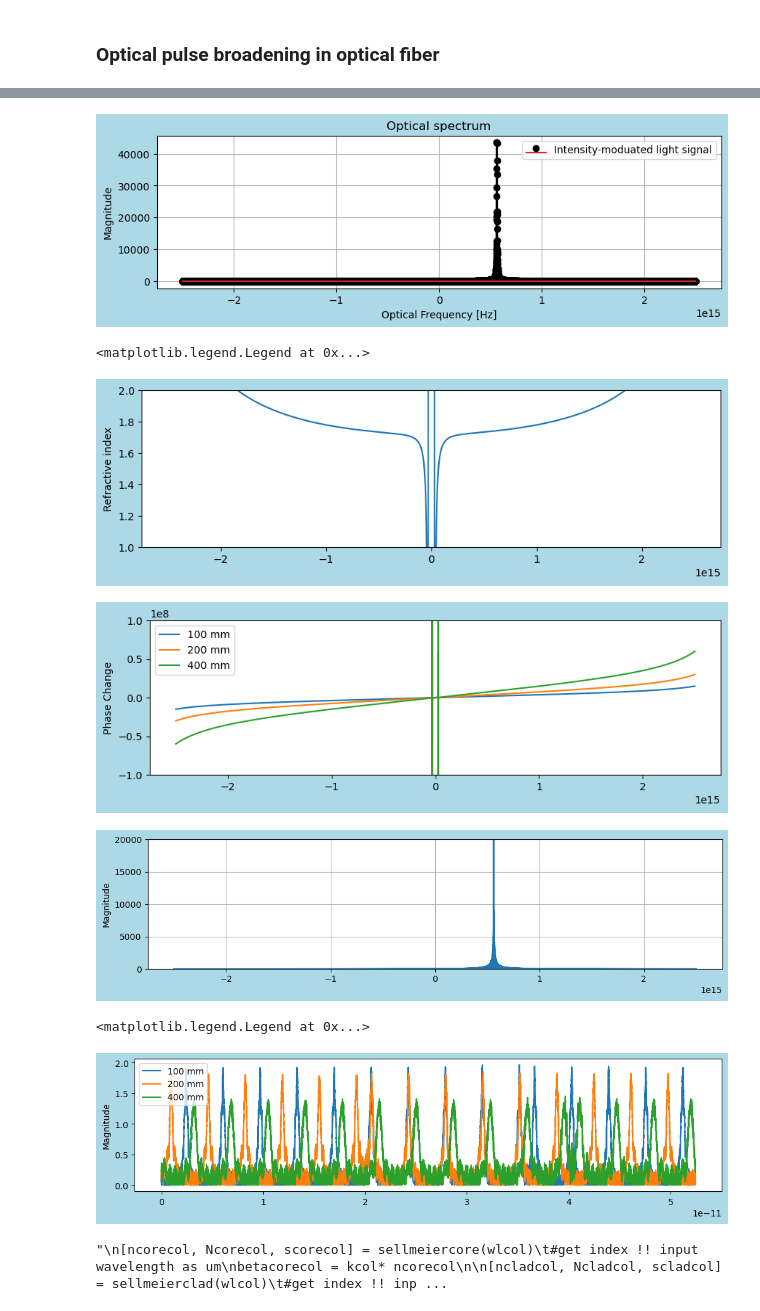
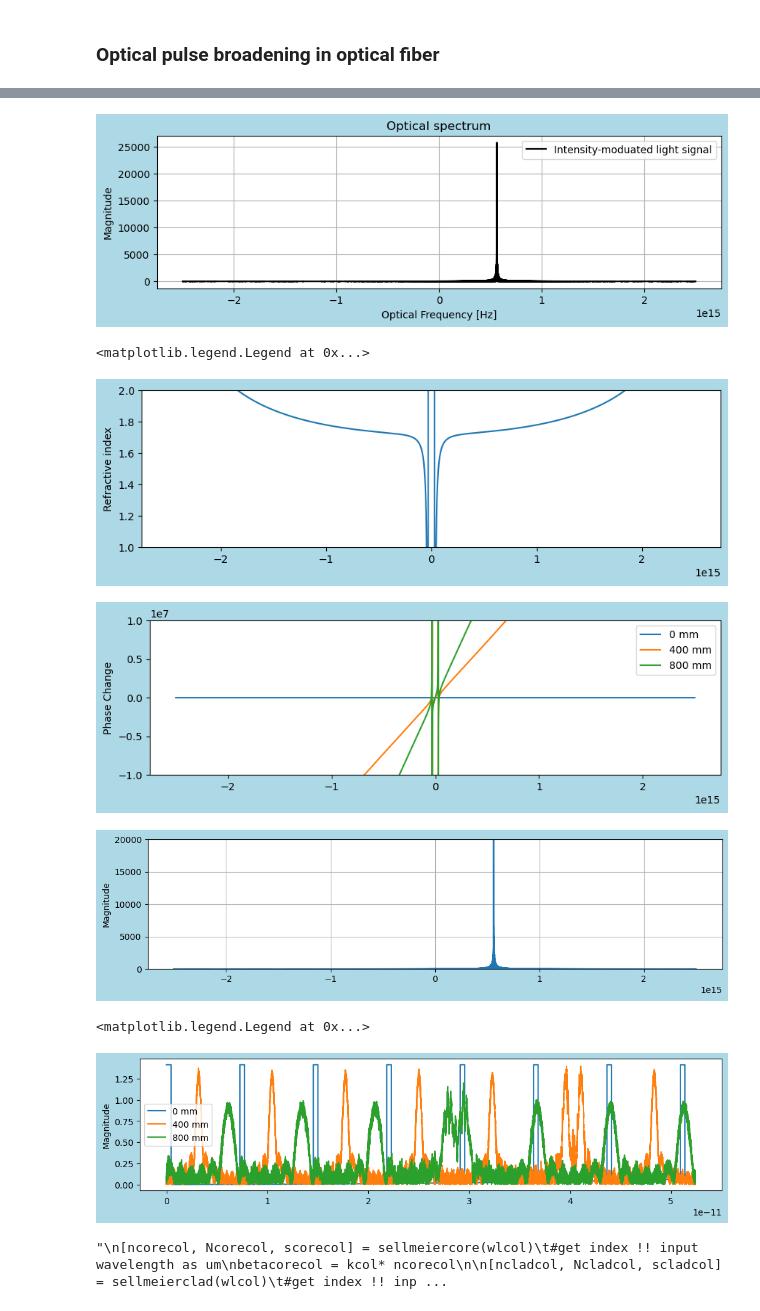
Before and after one commit to tacticstactics/Optical-pulse-broadening, a Jupyter notebook: optical_pulse_broadening_optical_fibers.ipynb, the cells around one changed output, grey strips where cells are left out. Cells and saved outputs as stored; diff of their text form; code cells hidden in the pictures.

```diff
--- a/optical_pulse_broadening_optical_fibers.ipynb
+++ b/optical_pulse_broadening_optical_fibers.ipynb
@@ -66,10 +66,10 @@ print('Shape of Optical Frequencies:',optical_frequencies.shape)
 
 amp_c = 0.5 * np.pi
 
-freq_rf = 2**38 # 2**38 = 275 e9
+freq_rf = 2**37 # 2**38 = 275 e9
 
-#duty_ratio = 0.0625
-duty_ratio = 0.125
+duty_ratio = 0.0625
+#duty_ratio = 0.125
 #duty_ratio = 0.25
 
 md = 1 # modulation depth. 1 = 100 %
@@ -288,7 +288,7 @@ fig1 = plt.figure(figsize = (10,6), facecolor='lightblue')
 
 ax1_1 = fig1.add_subplot(2, 1, 1)
 ax1_1.set_title("Optical spectrum")
-ax1_1.stem(optical_frequencies, np.abs(fft_random_analog_signal),"k",label='Intensity-moduated light signal')
+ax1_1.plot(optical_frequencies, np.abs(fft_random_analog_signal),"k",label='Intensity-moduated light signal')
 ax1_1.set_xlabel("Optical Frequency [Hz]")
 ax1_1.set_ylabel("Magnitude")
 #ax1_1.set_xlim(190e12,200e12)
@@ -296,7 +296,7 @@ ax1_1.set_ylabel("Magnitude")
 ax1_1.legend()
 ax1_1.grid()
 # %% [output]
-[figure, old version]
+[figure, new version]
 # %%
 def indexes_quartz(o_frequencies):
 
@@ -312,9 +312,9 @@ def indexes_quartz(o_frequencies):
 
 # Glass parameters
 indexes_quartz1 = indexes_quartz(optical_frequencies)  # Refractive index of water
-thickness_100mm = 100e-3  # Thickness of water layer in meters
-thickness_200mm = 200e-3  # Thickness of water layer in meters
-thickness_400mm = 400e-3  # Thickness of water layer in meters
+thickness_1 = 0e-3  # Thickness of water layer in meters
+thickness_2 = 400e-3  # Thickness of water layer in meters
+thickness_3 = 800e-3  # Thickness of water layer in meters
 
 fig1 = plt.figure(figsize = (10,6), facecolor='lightblue')
 ax1_1 = fig1.add_subplot(2, 1, 1)
@@ -325,28 +325,28 @@ ax1_1.set_ylim(1,2)
 ax1_1.set_ylabel("Refractive index")
 
 # Calculate phase change
-phase_change_thickness100mm = (2 * np.pi * indexes_quartz1 * thickness_100mm) / (c/ optical_frequencies) # radian
-phase_change_thickness200mm = (2 * np.pi * indexes_quartz1 * thickness_200mm) / (c/ optical_frequencies) # radian
-phase_change_thickness400mm = (2 * np.pi * indexes_quartz1 * thickness_400mm) / (c/ optical_frequencies) # radian
+phase_change_thickness_1 = (2 * np.pi * indexes_quartz1 * thickness_1) / (c/ optical_frequencies) # radian
+phase_change_thickness_2 = (2 * np.pi * indexes_quartz1 * thickness_2) / (c/ optical_frequencies) # radian
+phase_change_thickness_3 = (2 * np.pi * indexes_quartz1 * thickness_3) / (c/ optical_frequencies) # radian
 
 fig2 = plt.figure(figsize = (10,6), facecolor='lightblue')
 ax2_1 = fig2.add_subplot(2, 1, 1)
 
-ax2_1.plot(optical_frequencies, phase_change_thickness100mm, label='100 mm')
-ax2_1.plot(optical_frequencies, phase_change_thickness200mm, label='200 mm')
-ax2_1.plot(optical_frequencies, phase_change_thickness400mm, label='400 mm')
+ax2_1.plot(optical_frequencies, phase_change_thickness_1, label='0 mm')
+ax2_1.plot(optical_frequencies, phase_change_thickness_2, label='400 mm')
+ax2_1.plot(optical_frequencies, phase_change_thickness_3, label='800 mm')
 #ax2_1.set_xlim(200e12, 800e12)
-ax2_1.set_ylim(-1e8,1e8)
+ax2_1.set_ylim(-1e7,1e7)
 ax2_1.set_ylabel("Phase Change")
 ax2_1.legend()
 # %% [output]
 <matplotlib.legend.Legend at 0x...>
 [figure]
-[figure, old version]
+[figure, new version]
 # %%
-mag1 = np.cos(phase_change_thickness100mm) + 1j*np.sin(phase_change_thickness100mm)
-mag2 = np.cos(phase_change_thickness200mm) + 1j*np.sin(phase_change_thickness200mm)
-mag3 = np.cos(phase_change_thickness400mm) + 1j*np.sin(phase_change_thickness400mm)
+mag1 = np.cos(phase_change_thickness_1) + 1j*np.sin(phase_change_thickness_1)
+mag2 = np.cos(phase_change_thickness_2) + 1j*np.sin(phase_change_thickness_2)
+mag3 = np.cos(phase_change_thickness_3) + 1j*np.sin(phase_change_thickness_3)
 
 #Y_freq = fft_random_analog_signal
 Y_freq_1 = mag1 * fft_random_analog_signal
@@ -362,26 +362,26 @@ ax1_1.set_ylabel('Magnitude')
 ax1_1.set_ylim(-1, 20000)
 ax1_1.grid()
 # %% [output]
-[figure, old version]
+[figure, new version]
 # %%
 y_freq_1 = ifft(Y_freq_1)
 y_freq_2 = ifft(Y_freq_2)
 y_freq_3 = ifft(Y_freq_3)
 
 fig2 = plt.figure(figsize = (12,6), facecolor='lightblue')
 ax2_1 = fig2.add_subplot(2, 1, 1)
 
 #ax2_1.plot(transformed_tcol, (np.abs(y_freq))**2)
-ax2_1.plot(tcol, np.abs(y_freq_1),label = "100 mm")
-ax2_1.plot(tcol, np.abs(y_freq_2),label = "200 mm")
-ax2_1.plot(tcol, np.abs(y_freq_3),label = "400 mm")
+ax2_1.plot(tcol, np.abs(y_freq_1),label = "0 mm")
+ax2_1.plot(tcol, np.abs(y_freq_2),label = "400 mm")
+ax2_1.plot(tcol, np.abs(y_freq_3),label = "800 mm")
 
 #ax2_1.plot(tcol, np.real(y_freq))
 ax2_1.set_ylabel('Magnitude')
 ax2_1.legend()
 # %% [output]
 <matplotlib.legend.Legend at 0x...>
-[figure, old version]
+[figure, new version]
 # %%
 
 # c = 2.99792458 * 1e8;	%m/sec
```
Also changed, not shown: parts of 1 cell of this notebook.
